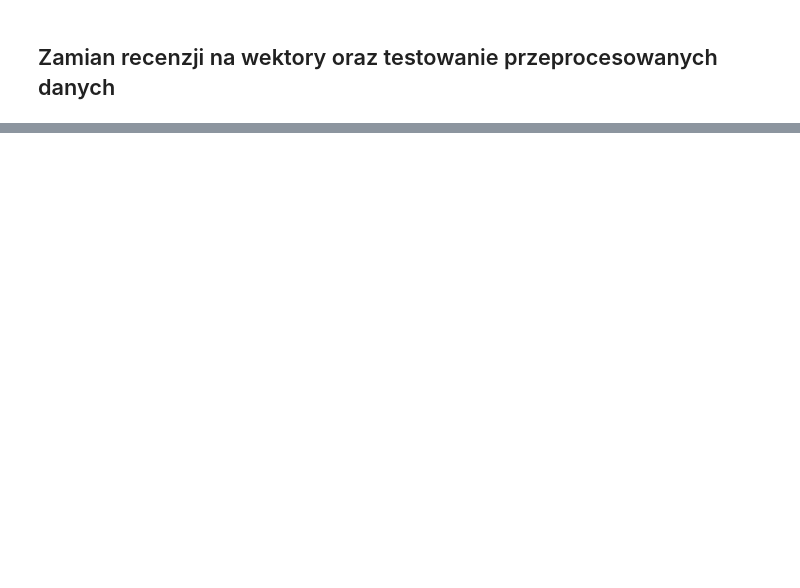
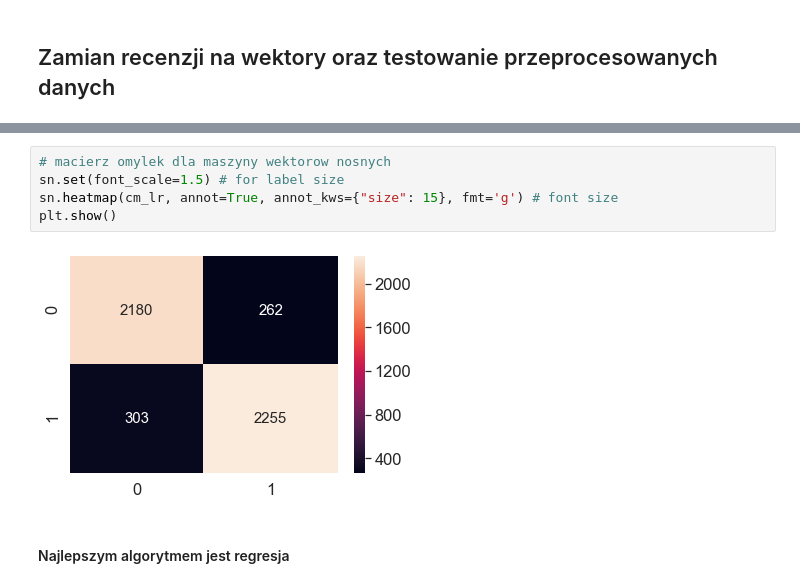
Before and after one commit to dawis96/sentiment-analysis, a Jupyter notebook: Sentiment_analysis.ipynb, the cells around one changed output, grey strips where cells are left out. Saved outputs shown, nothing was run; the diff lists cells and outputs as text; blank space fills up the shorter version.

```diff
--- a/Sentiment_analysis.ipynb
+++ b/Sentiment_analysis.ipynb
@@ -383,0 +417,9 @@ Accuracy for C=3: 0.8882
+# %%
+# macierz omylek dla maszyny wektorow nosnych
+sn.set(font_scale=1.5) # for label size
+sn.heatmap(cm_lr, annot=True, annot_kws={"size": 15}, fmt='g') # font size
+plt.show()
+# %% [output]
+[figure, added]
+# %% [markdown]
+#### Najlepszym algorytmem jest regresja
```
Also changed, not shown: parts of 66 cells of this notebook, 1 other file.
